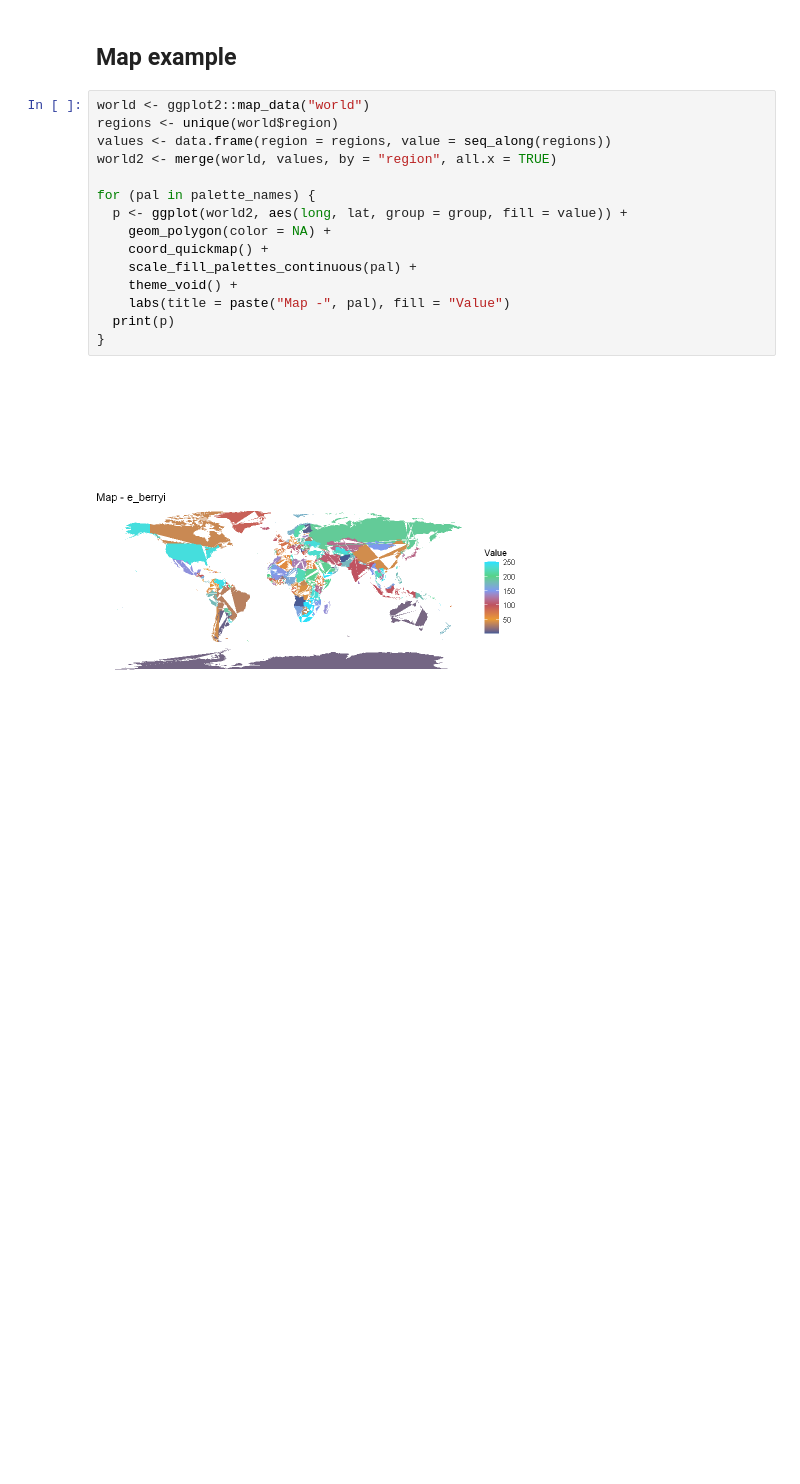
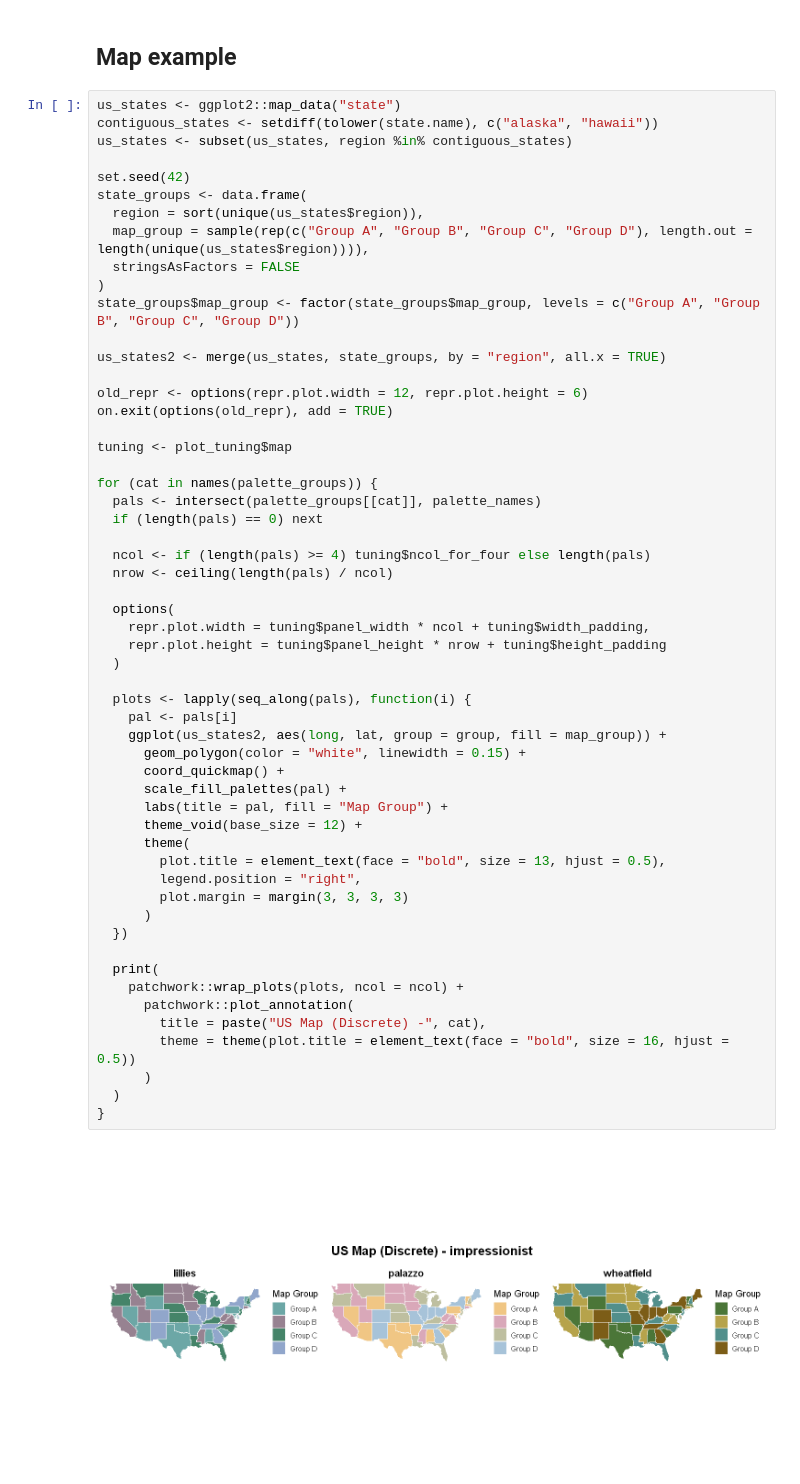
Before and after one commit to BridgetSquidget/Rpalettes, a Jupyter notebook: palettes-preview.ipynb, the cells around one changed output. Cells and saved outputs as stored; diff of their text form; blank space fills up the shorter version.

```diff
--- a/palettes-preview.ipynb
+++ b/palettes-preview.ipynb
@@ -182,19 +320,59 @@ for (pal in palette_names) {
 # %% [markdown]
 ## Map example
 # %%
-world <- ggplot2::map_data("world")
-regions <- unique(world$region)
-values <- data.frame(region = regions, value = seq_along(regions))
-world2 <- merge(world, values, by = "region", all.x = TRUE)
+us_states <- ggplot2::map_data("state")
+contiguous_states <- setdiff(tolower(state.name), c("alaska", "hawaii"))
+us_states <- subset(us_states, region %in% contiguous_states)
 
-for (pal in palette_names) {
-  p <- ggplot(world2, aes(long, lat, group = group, fill = value)) +
-    geom_polygon(color = NA) +
-    coord_quickmap() +
-    scale_fill_palettes_continuous(pal) +
-    theme_void() +
-    labs(title = paste("Map -", pal), fill = "Value")
-  print(p)
+set.seed(42)
+state_groups <- data.frame(
+  region = sort(unique(us_states$region)),
+  map_group = sample(rep(c("Group A", "Group B", "Group C", "Group D"), length.out = length(unique(us_states$region)))),
+  stringsAsFactors = FALSE
+)
+state_groups$map_group <- factor(state_groups$map_group, levels = c("Group A", "Group B", "Group C", "Group D"))
+
+us_states2 <- merge(us_states, state_groups, by = "region", all.x = TRUE)
+
+old_repr <- options(repr.plot.width = 12, repr.plot.height = 6)
+on.exit(options(old_repr), add = TRUE)
+
+tuning <- plot_tuning$map
+
+for (cat in names(palette_groups)) {
+  pals <- intersect(palette_groups[[cat]], palette_names)
+  if (length(pals) == 0) next
+
+  ncol <- if (length(pals) >= 4) tuning$ncol_for_four else length(pals)
+  nrow <- ceiling(length(pals) / ncol)
+
+  options(
+    repr.plot.width = tuning$panel_width * ncol + tuning$width_padding,
+    repr.plot.height = tuning$panel_height * nrow + tuning$height_padding
+  )
+
+  plots <- lapply(seq_along(pals), function(i) {
+    pal <- pals[i]
+    ggplot(us_states2, aes(long, lat, group = group, fill = map_group)) +
+      geom_polygon(color = "white", linewidth = 0.15) +
+      coord_quickmap() +
+      scale_fill_palettes(pal) +
+      labs(title = pal, fill = "Map Group") +
+      theme_void(base_size = 12) +
+      theme(
+        plot.title = element_text(face = "bold", size = 13, hjust = 0.5),
+        legend.position = "right",
+        plot.margin = margin(3, 3, 3, 3)
+      )
+  })
+
+  print(
+    patchwork::wrap_plots(plots, ncol = ncol) +
+      patchwork::plot_annotation(
+        title = paste("US Map (Discrete) -", cat),
+        theme = theme(plot.title = element_text(face = "bold", size = 16, hjust = 0.5))
+      )
+  )
 }
 # %% [output]
-[figure, old version]
+[figure, new version]
```
Also changed, not shown: parts of 8 cells of this notebook, 3 other files.
